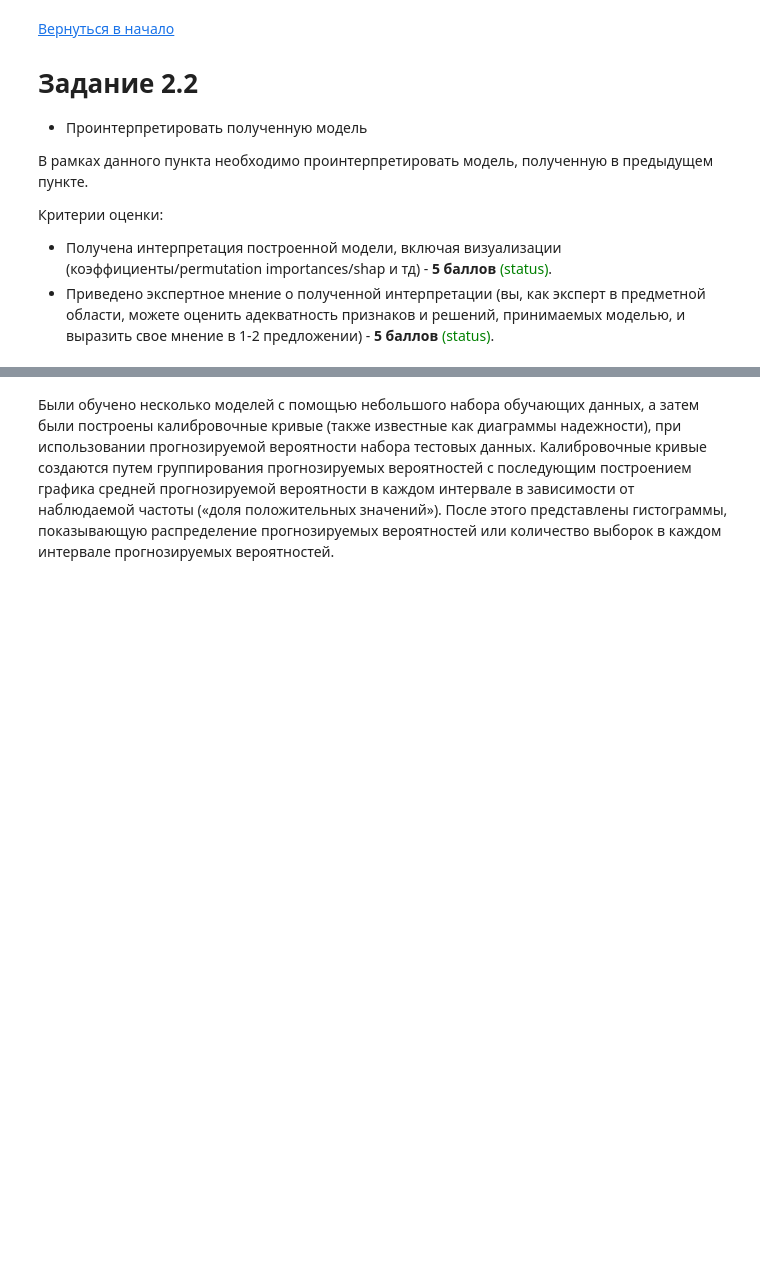
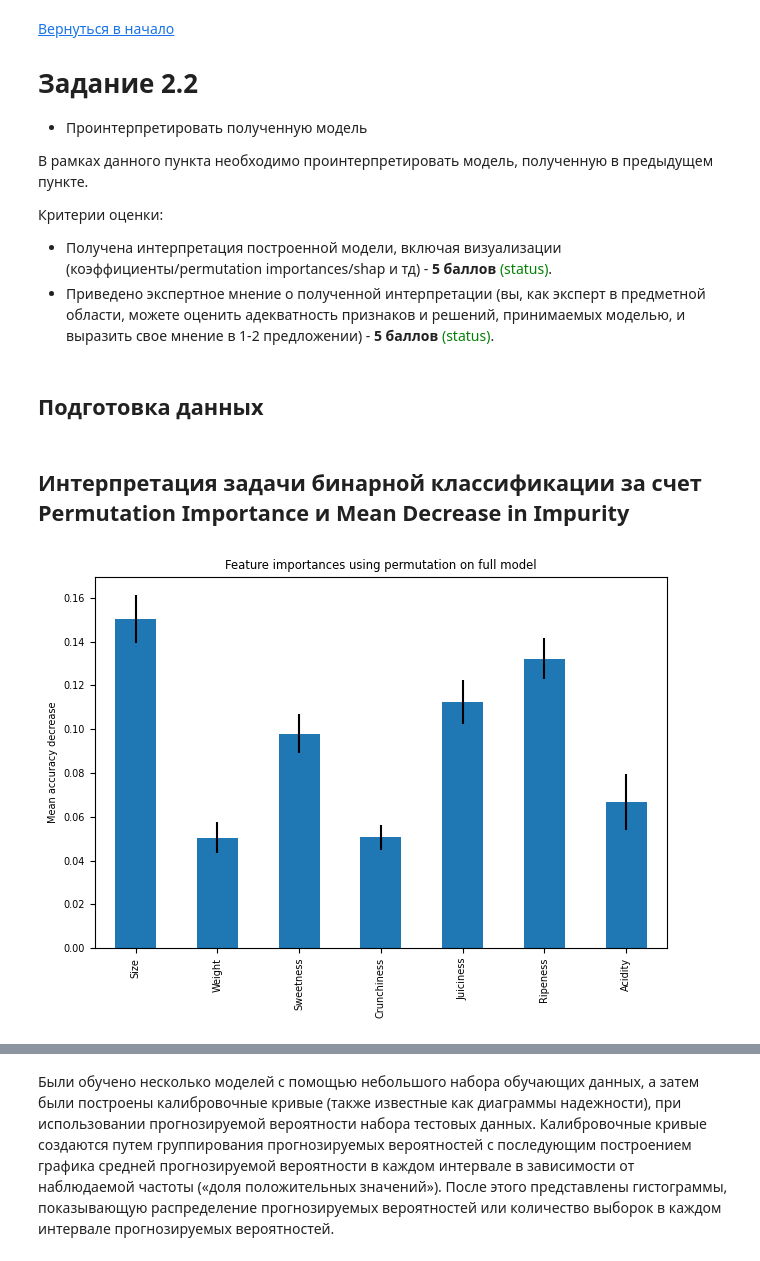
Before and after one commit to Nimaka47/ML_SciDatAn_ITMO, a Jupyter notebook: Task2_New_Hard_DataFrame.ipynb, the cells around one changed output, grey strips where cells are left out. Drawn from its saved outputs; the diff is of its cells as text; code cells hidden in the pictures; blank space fills up the shorter version.

```diff
--- a/Task2_New_Hard_DataFrame.ipynb
+++ b/Task2_New_Hard_DataFrame.ipynb
@@ -383,3 +452,36 @@ weighted avg       0.90      0.90      0.90      1000
 Критерии оценки:
 - Получена интерпретация построенной модели, включая визуализации (коэффициенты/permutation importances/shap и тд) - **5 баллов** <font color='green'>(status)</font>.
 - Приведено экспертное мнение о полученной интерпретации (вы, как эксперт в предметной области, можете оценить адекватность признаков и решений, принимаемых моделью, и выразить свое мнение в 1-2 предложении) - **5 баллов** <font color='green'>(status)</font>.
+# %% [markdown]
+## Подготовка данных
+# %%
+X_train, X_test, y_train, y_test = train_test_split(X, y, random_state=2023, test_size=0.2)
+X_train, X_valid, y_train, y_valid = train_test_split(X, y, random_state=2023, test_size=0.25)
+
+scaler = StandardScaler()
+X_train_scaled = pd.DataFrame(
+    scaler.fit_transform(X_train),
+    columns=X_train.columns
+)
+X_test_scaled = pd.DataFrame(
+    scaler.transform(X_test),
+    columns=X_test.columns
+)
+# %%
+rf = RandomForestClassifier(random_state=2023)
+rf.fit(X_train_scaled, y_train)
+y_preds = rf.predict(X_test_scaled)
+# %% [markdown]
+## Интерпретация задачи бинарной классификации за счет **Permutation Importance** и **Mean Decrease in Impurity**
+# %%
+importances = permutation_importance(rf, X_test_scaled, y_test, n_repeats=10, random_state=2023, n_jobs=2)
+forest_importances = pd.Series(importances.importances_mean, index=X_train.columns)
+
+fig, ax = plt.subplots()
+forest_importances.plot.bar(yerr=importances.importances_std, ax=ax)
+ax.set_title("Feature importances using permutation on full model")
+ax.set_ylabel("Mean accuracy decrease")
+fig.tight_layout()
+plt.show()
+# %% [output]
+[figure, added]
```
Also changed, not shown: parts of 36 cells of this notebook.
